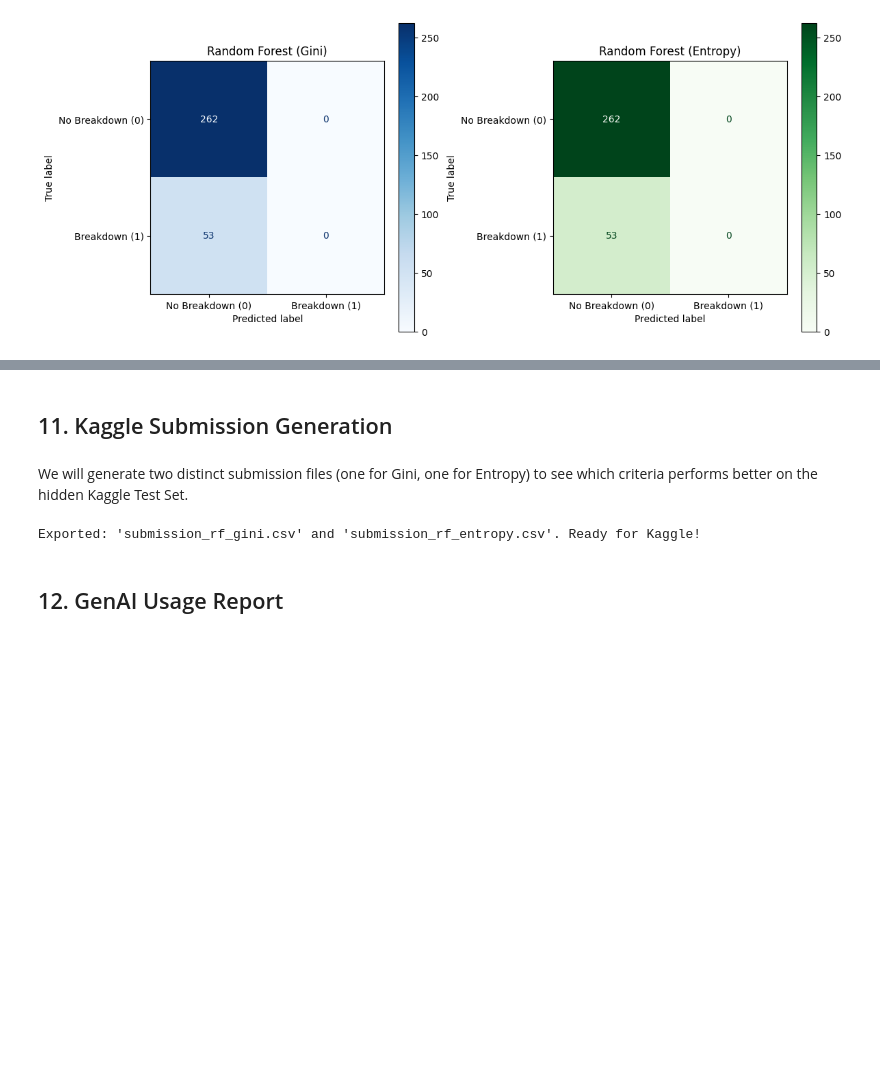
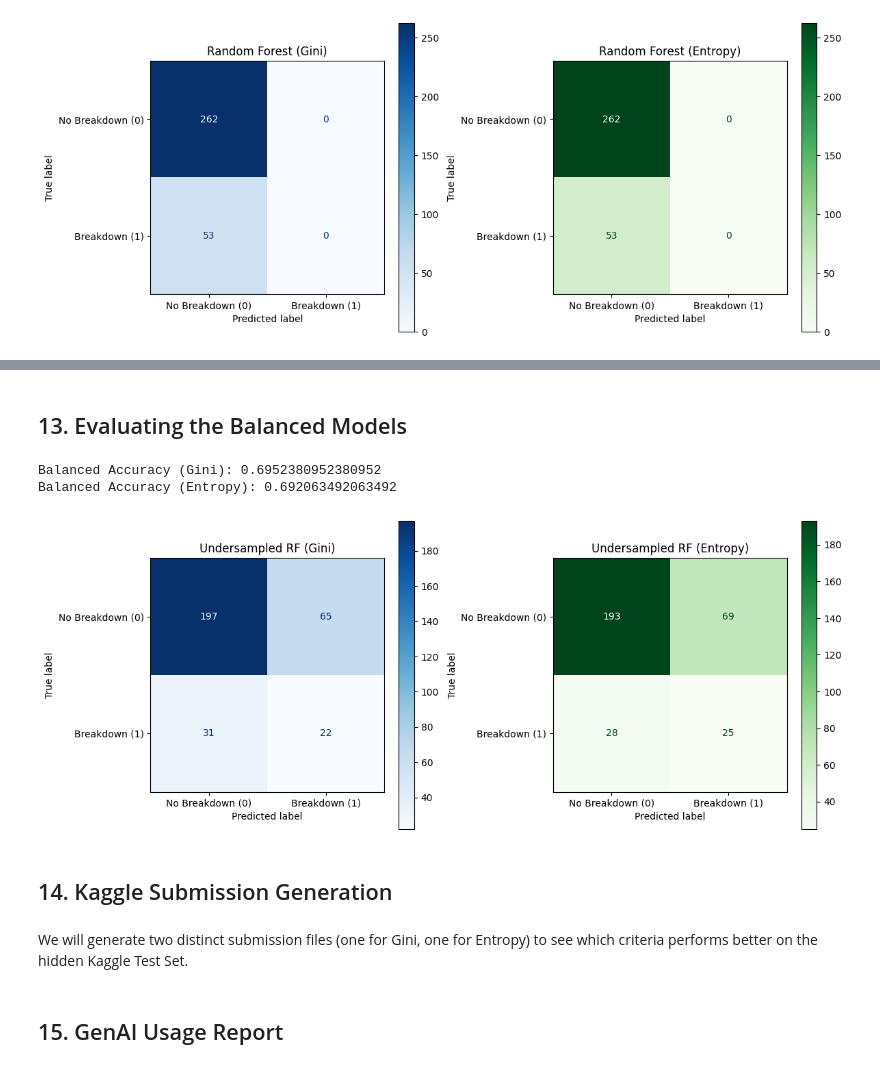
Before and after one commit to IlliaKrivoruchko/Car_Breakdown, a Jupyter notebook: Car_Breakdown_Team7.ipynb, the cells around one changed output, grey strips where cells are left out. Drawn from its saved outputs; the diff is of its cells as text; code cells hidden in the pictures; blank space fills up the shorter version.

```diff
--- a/Car_Breakdown_Team7.ipynb
+++ b/Car_Breakdown_Team7.ipynb
@@ -637,26 +687,62 @@ Accuracy (Entropy): 0.8317460317460318
+# %% [markdown]
+## 13. Evaluating the Balanced Models
+# %%
+# Make predictions on the original 30% test set
+y_pred_gini_bal = rf_gini_bal.predict(X_test)
+y_pred_entropy_bal = rf_entropy_bal.predict(X_test)
+
+# Print Accuracies (Expected to be lower, but more realistic)
+print("Balanced Accuracy (Gini):", accuracy_score(y_test, y_pred_gini_bal))
+print("Balanced Accuracy (Entropy):", accuracy_score(y_test, y_pred_entropy_bal))
+
+# Graph the new confusion matrices side by side
+fig, axes = plt.subplots(1, 2, figsize=(12, 5))
+
+# Plot for Gini (Balanced)
+cm_gini_bal = confusion_matrix(y_test, y_pred_gini_bal)
+disp_gini_bal = ConfusionMatrixDisplay(confusion_matrix=cm_gini_bal, display_labels=['No Breakdown (0)', 'Breakdown (1)'])
+disp_gini_bal.plot(ax=axes[0], cmap='Blues', values_format='d')
+axes[0].set_title('Undersampled RF (Gini)')
+
+# Plot for Entropy (Balanced)
+cm_entropy_bal = confusion_matrix(y_test, y_pred_entropy_bal)
+disp_entropy_bal = ConfusionMatrixDisplay(confusion_matrix=cm_entropy_bal, display_labels=['No Breakdown (0)', 'Breakdown (1)'])
+disp_entropy_bal.plot(ax=axes[1], cmap='Greens', values_format='d')
+axes[1].set_title('Undersampled RF (Entropy)')
+
+plt.tight_layout()
+plt.show()
+# %% [output]
+Balanced Accuracy (Gini): 0.6952380952380952
+Balanced Accuracy (Entropy): 0.692063492063492
+[figure, added]
 # %% [markdown]
-## 11. Kaggle Submission Generation
+## 14. Kaggle Submission Generation
 # %% [markdown]
 We will generate two distinct submission files (one for Gini, one for Entropy) to see which criteria performs better on the hidden Kaggle Test Set.
 # %%
 # Prepare the Kaggle test set
 X_kaggle_final = test_encoded[feature_cols]
 
-# Make predictions
-kaggle_pred_gini = rf_gini.predict(X_kaggle_final)
-kaggle_pred_entropy = rf_entropy.predict(X_kaggle_final)
+# Make predictions with BASELINE models
+kaggle_pred_gini_base = rf_gini.predict(X_kaggle_final)
+kaggle_pred_entropy_base = rf_entropy.predict(X_kaggle_final)
+
+# Make predictions with BALANCED models
+kaggle_pred_gini_bal = rf_gini_bal.predict(X_kaggle_final)
+kaggle_pred_entropy_bal = rf_entropy_bal.predict(X_kaggle_final)
 
 # Create DataFrames
-submission_gini = pd.DataFrame({'id': test_encoded['id'], 'breakdown_next_30_days': kaggle_pred_gini})
-submission_entropy = pd.DataFrame({'id': test_encoded['id'], 'breakdown_next_30_days': kaggle_pred_entropy})
+sub_gini_base = pd.DataFrame({'id': test_encoded['id'], 'breakdown_next_30_days': kaggle_pred_gini_base})
+sub_entropy_base = pd.DataFrame({'id': test_encoded['id'], 'breakdown_next_30_days': kaggle_pred_entropy_base})
+sub_gini_bal = pd.DataFrame({'id': test_encoded['id'], 'breakdown_next_30_days': kaggle_pred_gini_bal})
+sub_entropy_bal = pd.DataFrame({'id': test_encoded['id'], 'breakdown_next_30_days': kaggle_pred_entropy_bal})
 
-# Save to CSV
-submission_gini.to_csv('submission_rf_gini.csv', index=False)
-submission_entropy.to_csv('submission_rf_entropy.csv', index=False)
-
-print("Exported: 'submission_rf_gini.csv' and 'submission_rf_entropy.csv'. Ready for Kaggle!")
+# Save to CSV directly in the current folder (Simple naming)
+sub_gini_base.to_csv('predictions/01_submission_baseline_gini.csv', index=False)
+sub_entropy_base.to_csv('predictions/02_submission_baseline_entropy.csv', index=False)
+sub_gini_bal.to_csv('predictions/03_submission_balanced_gini.csv', index=False)
+sub_entropy_bal.to_csv('predictions/04_submission_balanced_entropy.csv', index=False)
-# %% [output]
-Exported: 'submission_rf_gini.csv' and 'submission_rf_entropy.csv'. Ready for Kaggle!
 # %% [markdown]
-## 12. GenAI Usage Report
+## 15. GenAI Usage Report
 # %% [markdown]
```
Also changed, not shown: parts of 7 cells of this notebook, 4 other files.
